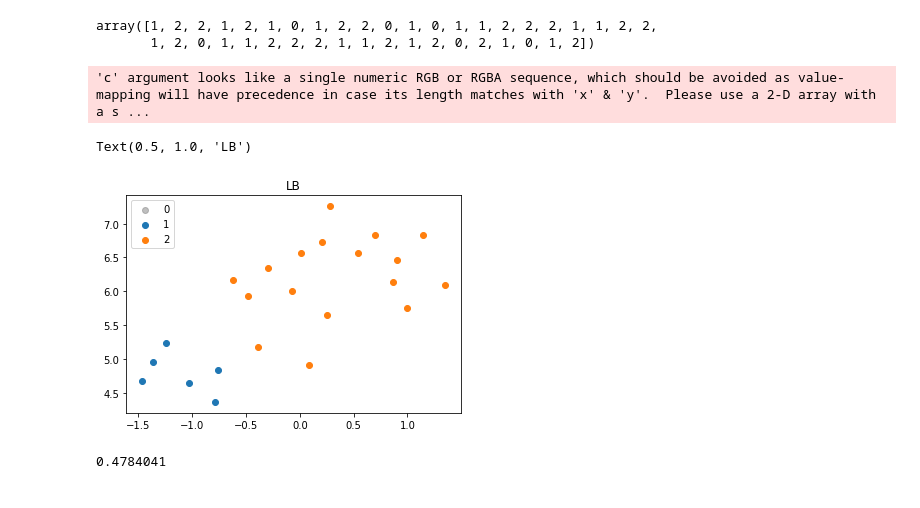
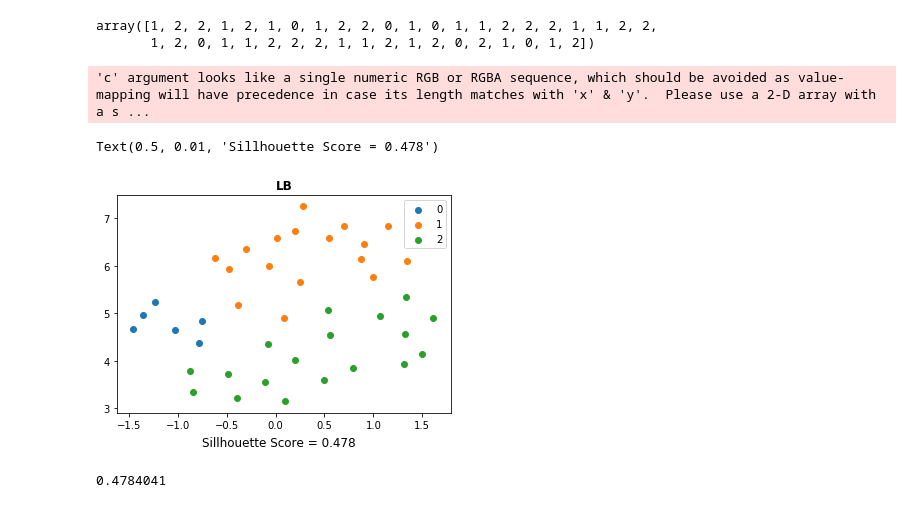
Before and after one commit to grovershreyf9t/FootballPlayerFootedness, a Jupyter notebook: code/12_poswise_player_clustering_umap.ipynb, the cells around one changed output. Cells and saved outputs as stored; diff of their text form; code cells hidden in the pictures.

```diff
--- a/code/12_poswise_player_clustering_umap.ipynb
+++ b/code/12_poswise_player_clustering_umap.ipynb
@@ -465,26 +467,31 @@ array([1, 2, 2, 1, 2, 1, 0, 1, 2, 2, 0, 1, 0, 1, 1, 2, 2, 2, 1, 1, 2, 2,
 # %%
 clustered = (labels >= 0)
 a0 = (labels==0)
 a1 = (labels==1)
-
+a2 = (labels==2)
 fig1 = plt.scatter(standard_embedding[~clustered, 0],
             standard_embedding[~clustered, 1],
             c=(0.5, 0.5, 0.5),
             alpha=0.5)
 fig2 = plt.scatter(standard_embedding[a0, 0],
             standard_embedding[a0, 1],
             #c=labels[a0],
             cmap='Spectral')
 fig3 = plt.scatter(standard_embedding[a1, 0],
             standard_embedding[a1, 1],
             #c=labels[a1],
             cmap='Spectral')
-plt.legend([fig1, fig2, fig3], np.unique(labels))
-plt.title('LB')
+fig4 = plt.scatter(standard_embedding[a2, 0],
+            standard_embedding[a2, 1],
+            #c=labels[a1],
+            cmap='Spectral')
+plt.legend([fig2, fig3, fig4], np.unique(labels))
+plt.title('LB',fontsize=12,fontweight='bold')
+plt.figtext(0.5,0.01,'Sillhouette Score = 0.478',ha='center',fontsize=12)
 # %% [output]
 'c' argument looks like a single numeric RGB or RGBA sequence, which should be avoided as value-mapping will have precedence in case its length matches with 'x' & 'y'.  Please use a 2-D array with a s ...
-Text(0.5, 1.0, 'LB')
+Text(0.5, 0.01, 'Sillhouette Score = 0.478')
-[figure, old version]
+[figure, new version]
 # %%
 silhouette_avg = silhouette_score(clusterable_embedding, labels)
 # %%
```
Also changed, not shown: parts of 3 cells of this notebook.
